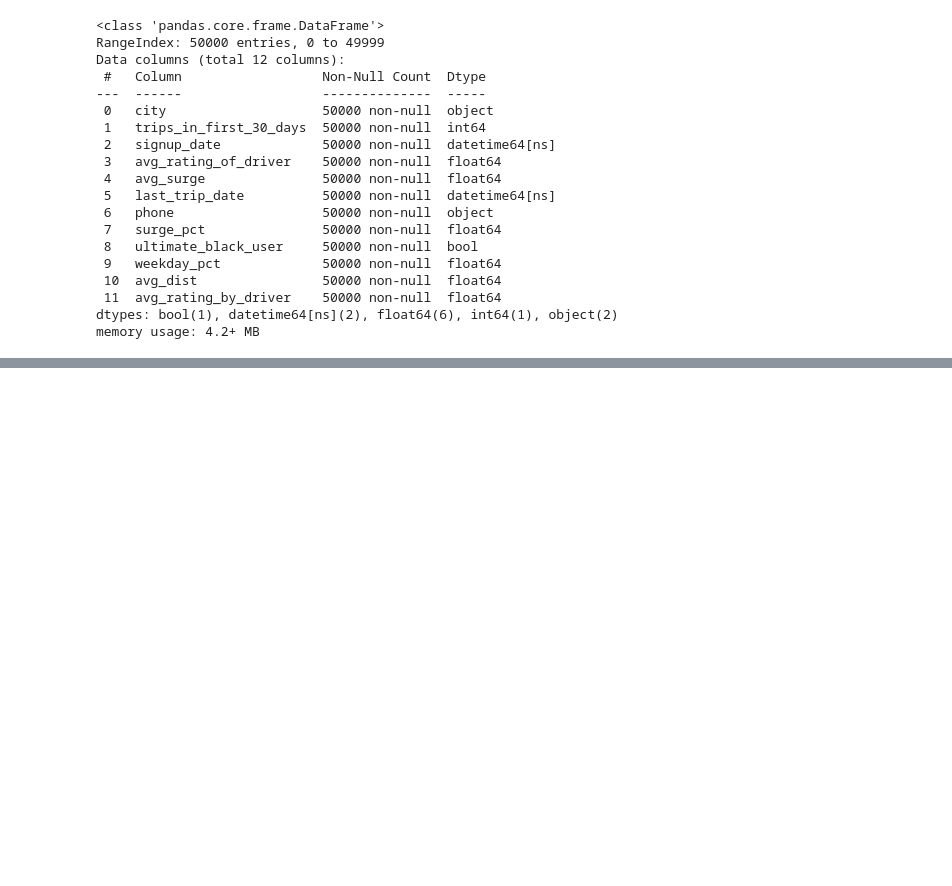
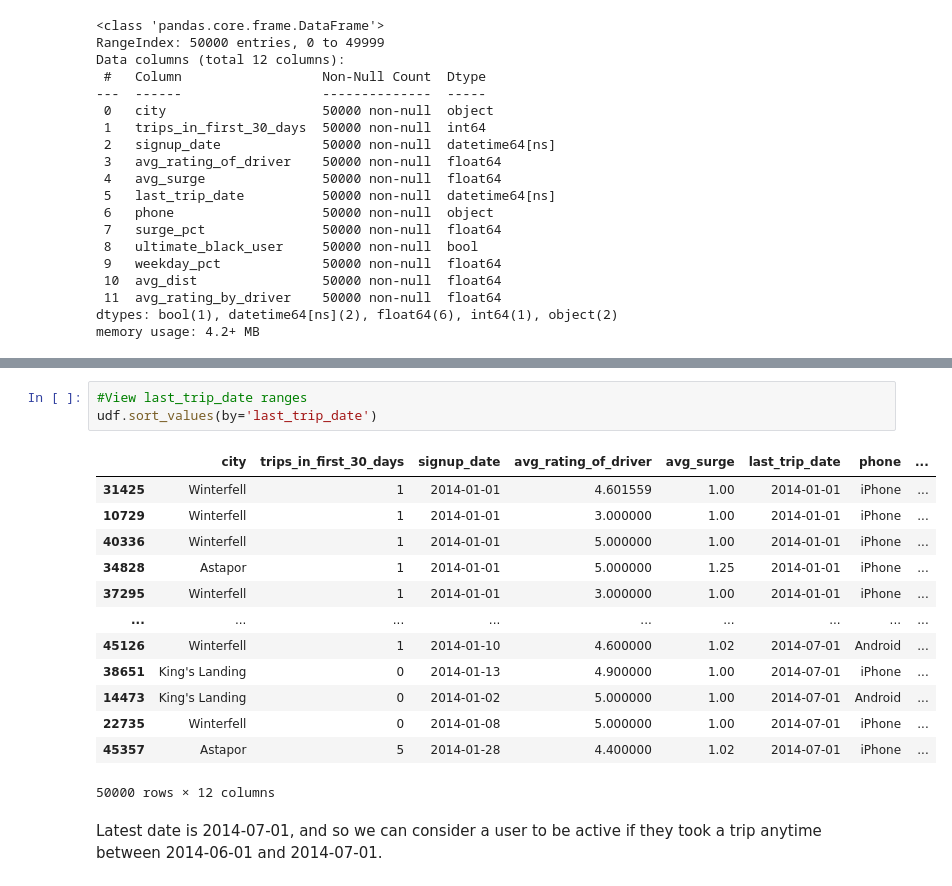
Before and after one commit to Zaxela/Springboard, a Jupyter notebook: 26.2/ultimate_challenge.ipynb, the cells around one changed output, grey strips where cells are left out. Cells and saved outputs as stored; diff of their text form; blank space fills up the shorter version.

```diff
--- a/26.2/ultimate_challenge.ipynb
+++ b/26.2/ultimate_challenge.ipynb
@@ -210,0 +220,19 @@ memory usage: 4.2+ MB
+# %%
+#View last_trip_date ranges
+udf.sort_values(by='last_trip_date')
+# %% [output]
+|  | city | trips_in_first_30_days | signup_date | avg_rating_of_driver | avg_surge | last_trip_date | phone | ... |
+| 31425 | Winterfell | 1 | 2014-01-01 | 4.601559 | 1.00 | 2014-01-01 | iPhone | ... |
+| 10729 | Winterfell | 1 | 2014-01-01 | 3.000000 | 1.00 | 2014-01-01 | iPhone | ... |
+| 40336 | Winterfell | 1 | 2014-01-01 | 5.000000 | 1.00 | 2014-01-01 | iPhone | ... |
+| 34828 | Astapor | 1 | 2014-01-01 | 5.000000 | 1.25 | 2014-01-01 | iPhone | ... |
+| 37295 | Winterfell | 1 | 2014-01-01 | 3.000000 | 1.00 | 2014-01-01 | iPhone | ... |
+| ... | ... | ... | ... | ... | ... | ... | ... | ... |
+| 45126 | Winterfell | 1 | 2014-01-10 | 4.600000 | 1.02 | 2014-07-01 | Android | ... |
+| 38651 | King's Landing | 0 | 2014-01-13 | 4.900000 | 1.00 | 2014-07-01 | iPhone | ... |
+| 14473 | King's Landing | 0 | 2014-01-02 | 5.000000 | 1.00 | 2014-07-01 | Android | ... |
+| 22735 | Winterfell | 0 | 2014-01-08 | 5.000000 | 1.00 | 2014-07-01 | iPhone | ... |
+| 45357 | Astapor | 5 | 2014-01-28 | 4.400000 | 1.02 | 2014-07-01 | iPhone | ... |
+50000 rows × 12 columns
+# %% [markdown]
+Latest date is 2014-07-01, and so we can consider a user to be active if they took a trip anytime between 2014-06-01 and 2014-07-01.
```
Also changed, not shown: parts of 22 cells of this notebook.
